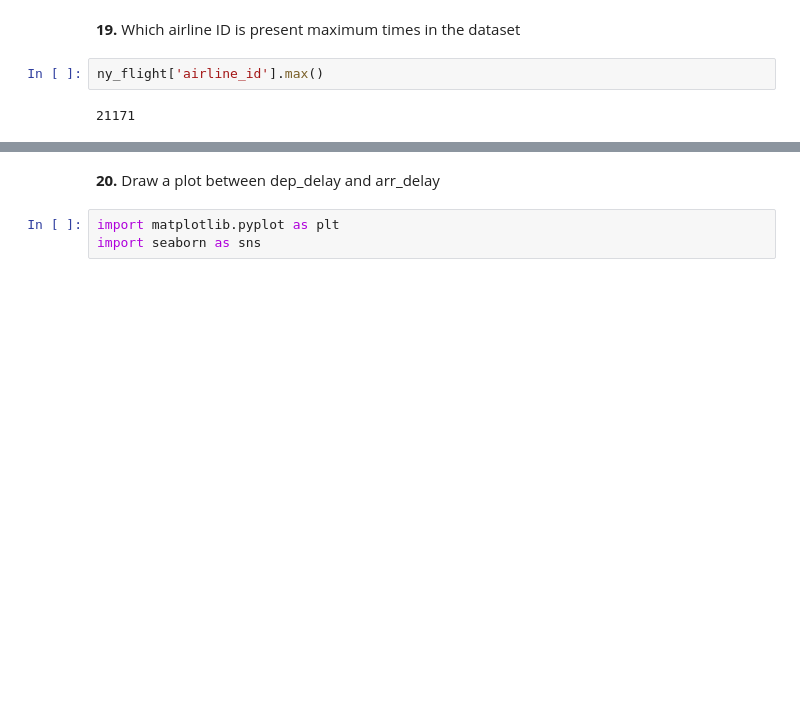
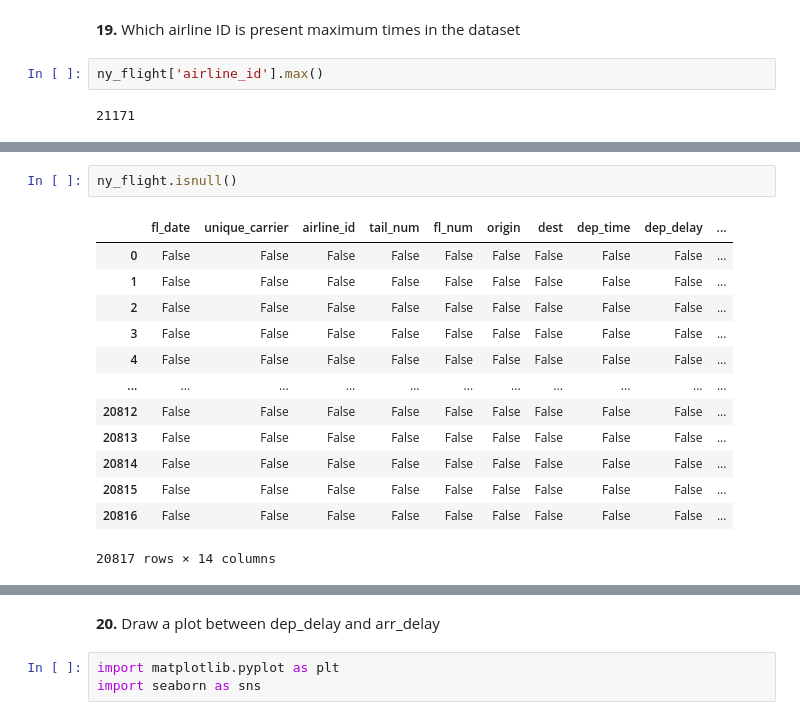
Before and after one commit to anishala/Virtual-competition, a Jupyter notebook: Virtual_competition.ipynb, the cells around one changed output, grey strips where cells are left out. Drawn from its saved outputs; the diff is of its cells as text; blank space fills up the shorter version.

```diff
--- a/Virtual_competition.ipynb
+++ b/Virtual_competition.ipynb
@@ -218,0 +235,16 @@ ny_flight['airline_id'].max()
+# %%
+ny_flight.isnull()
+# %% [output]
+|  | fl_date | unique_carrier | airline_id | tail_num | fl_num | origin | dest | dep_time | dep_delay | ... |
+| 0 | False | False | False | False | False | False | False | False | False | ... |
+| 1 | False | False | False | False | False | False | False | False | False | ... |
+| 2 | False | False | False | False | False | False | False | False | False | ... |
+| 3 | False | False | False | False | False | False | False | False | False | ... |
+| 4 | False | False | False | False | False | False | False | False | False | ... |
+| ... | ... | ... | ... | ... | ... | ... | ... | ... | ... | ... |
+| 20812 | False | False | False | False | False | False | False | False | False | ... |
+| 20813 | False | False | False | False | False | False | False | False | False | ... |
+| 20814 | False | False | False | False | False | False | False | False | False | ... |
+| 20815 | False | False | False | False | False | False | False | False | False | ... |
+| 20816 | False | False | False | False | False | False | False | False | False | ... |
+20817 rows × 14 columns
```
Also changed, not shown: parts of 3 cells of this notebook.
